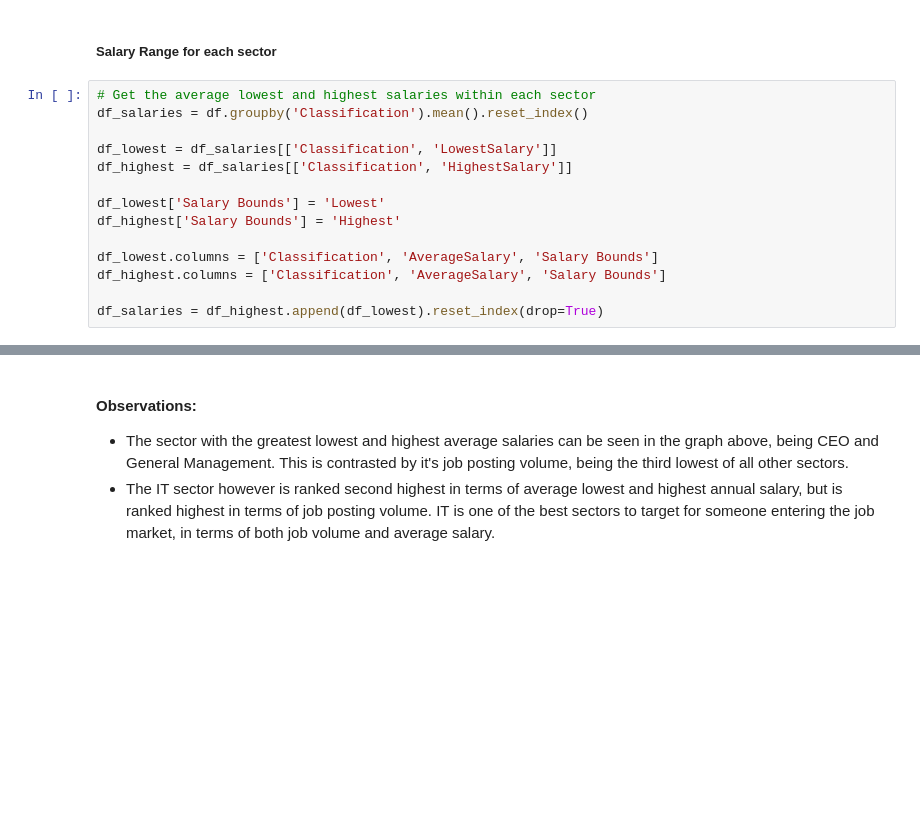
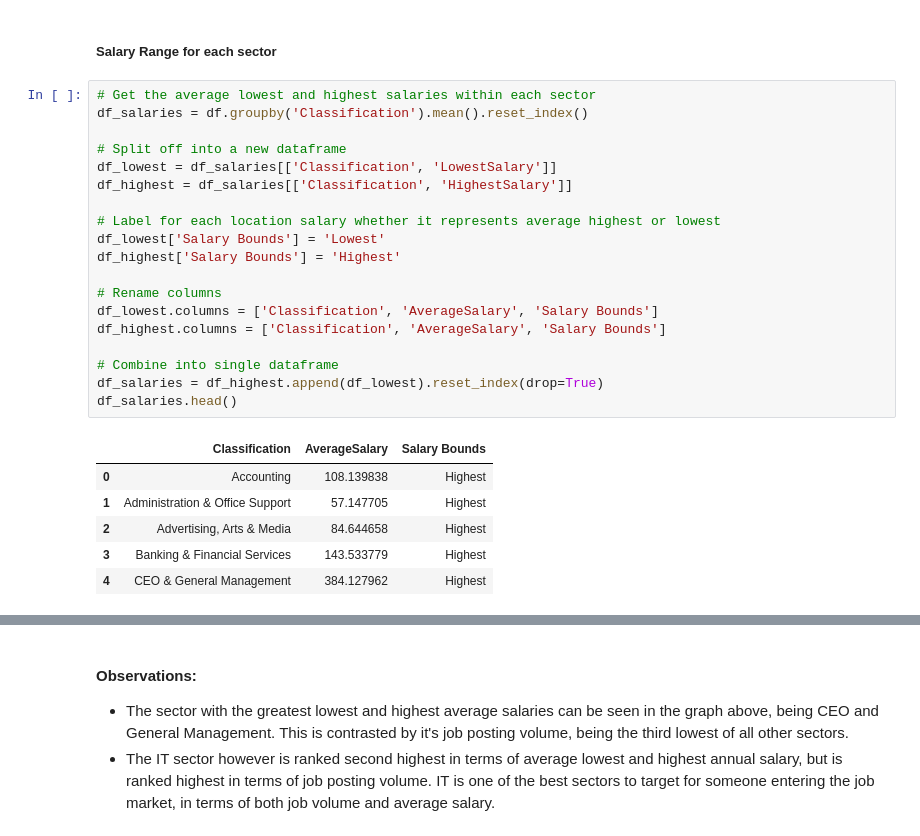
Before and after one commit to longuyen10119/bigDataAssignment, a Jupyter notebook: 3803assignment-Updates.ipynb, the cells around one changed output, grey strips where cells are left out. Saved outputs shown, nothing was run; the diff lists cells and outputs as text; blank space fills up the shorter version.

```diff
--- a/3803assignment-Updates.ipynb
+++ b/3803assignment-Updates.ipynb
@@ -161,15 +165,27 @@ plt.show()
 # %%
 # Get the average lowest and highest salaries within each sector
 df_salaries = df.groupby('Classification').mean().reset_index()
 
+# Split off into a new dataframe
 df_lowest = df_salaries[['Classification', 'LowestSalary']]
 df_highest = df_salaries[['Classification', 'HighestSalary']]
 
+# Label for each location salary whether it represents average highest or lowest
 df_lowest['Salary Bounds'] = 'Lowest'
 df_highest['Salary Bounds'] = 'Highest'
 
+# Rename columns
 df_lowest.columns = ['Classification', 'AverageSalary', 'Salary Bounds']
 df_highest.columns = ['Classification', 'AverageSalary', 'Salary Bounds']
 
+# Combine into single dataframe
 df_salaries = df_highest.append(df_lowest).reset_index(drop=True)
+df_salaries.head()
+# %% [output]
+|  | Classification | AverageSalary | Salary Bounds |
+| 0 | Accounting | 108.139838 | Highest |
+| 1 | Administration & Office Support | 57.147705 | Highest |
+| 2 | Advertising, Arts & Media | 84.644658 | Highest |
+| 3 | Banking & Financial Services | 143.533779 | Highest |
+| 4 | CEO & General Management | 384.127962 | Highest |
 # %%
```
Also changed, not shown: parts of 12 cells of this notebook.
